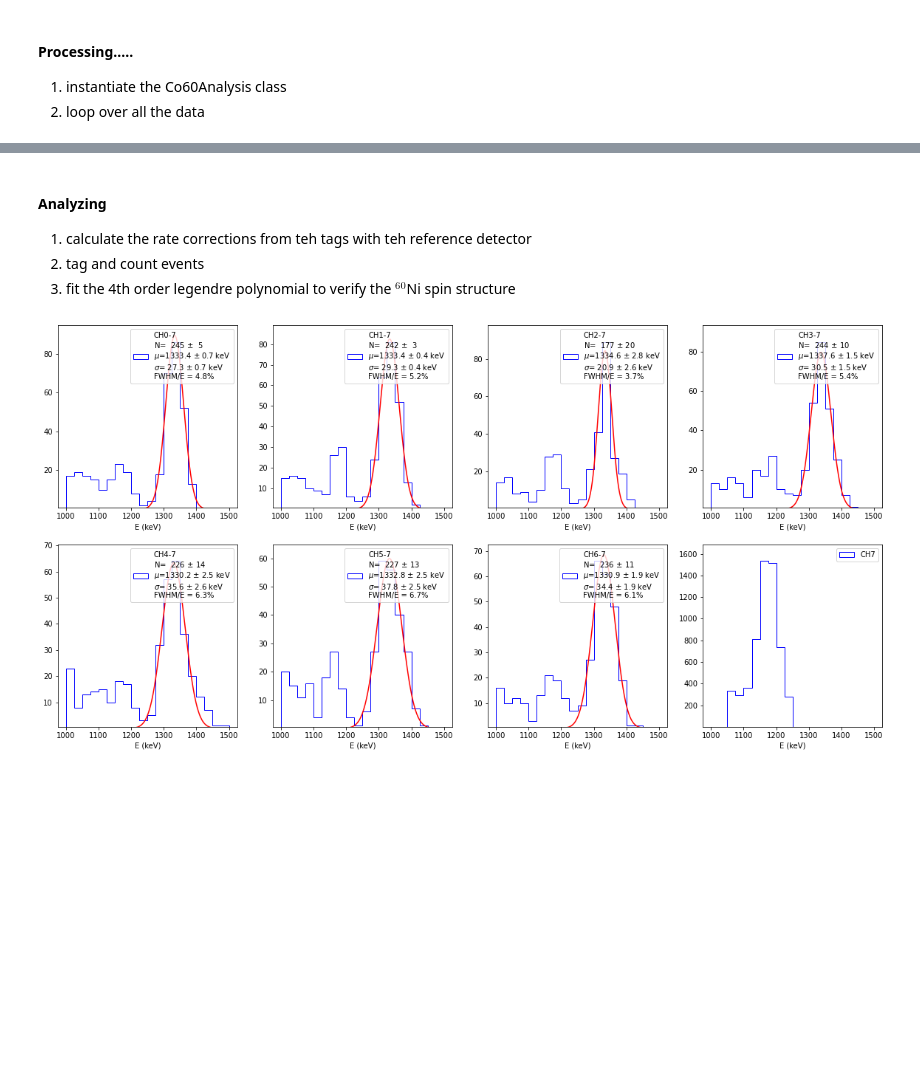
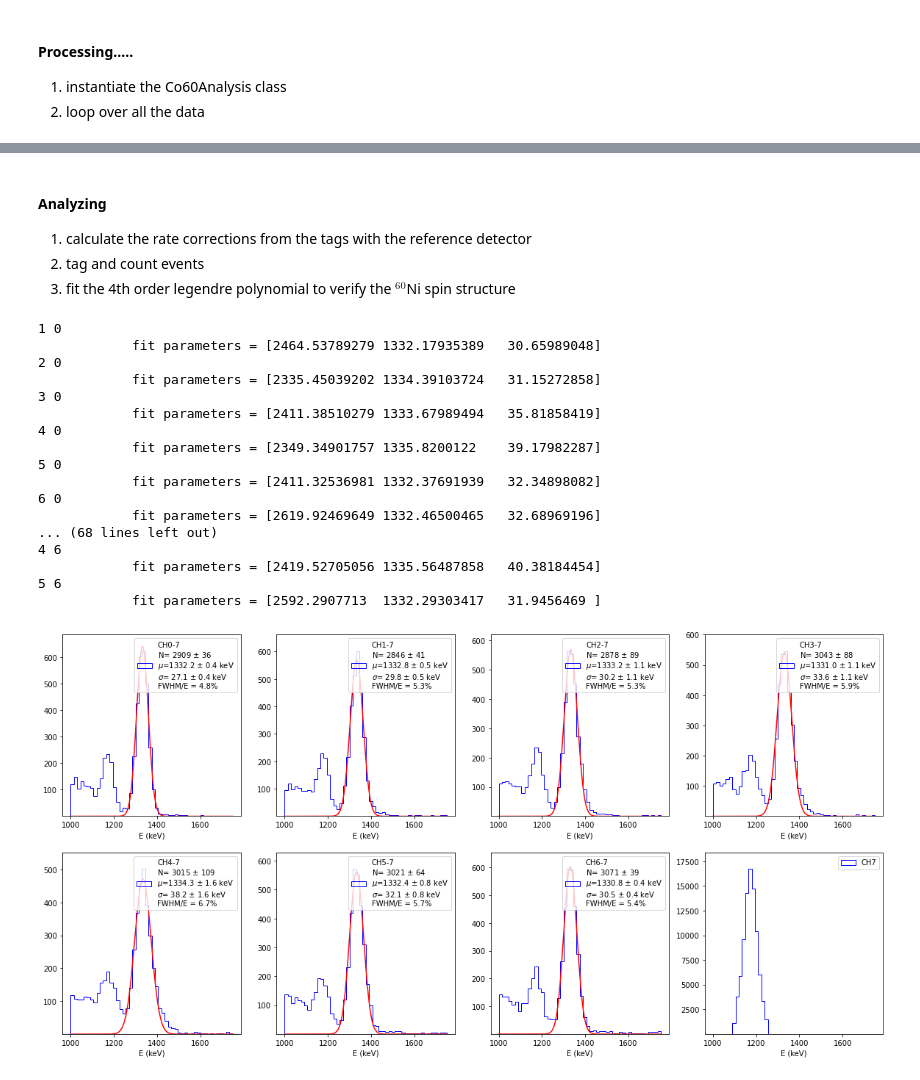
Before and after one commit to acolijn/DT5550_DAQ, a Jupyter notebook: analysis/co60_analysis.ipynb, the cells around one changed output, grey strips where cells are left out. Drawn from its saved outputs; the diff is of its cells as text; code cells hidden in the pictures; blank space fills up the shorter version.

Commit message:
co60 analysis - minor bug fix

```diff
--- a/analysis/co60_analysis.ipynb
+++ b/analysis/co60_analysis.ipynb
@@ -23,10 +22,10 @@ runs = ['C:/data/20220120_154253/']
 2. loop over all the data
 # %%
 # 1....
-myCo60 = Co60Analysis(runs=runs, dt_max=50)
+myCo60 = Co60Analysis(runs=runs, dt_max=10)
 # 2....
 #%snakeviz
-myCo60.process_data(max_files=10)
+myCo60.process_data(max_files=20)
 # %% [output]
 DT5550:: no data files specified.... re-initialize before use
 Co60Analysis:: Begin processing data....
@@ -37,14 +50,33 @@ Co60Analysis:: Processing data - Done....
 # %% [markdown]
 #### Analyzing
 
-1. calculate the rate corrections from teh tags with teh reference detector
+1. calculate the rate corrections from the tags with the reference detector
 2. tag and count events
 3. fit the 4th order legendre polynomial to verify the $^{60}$Ni spin structure
 # %%
-tag = '1173keV'
+tag = '1173keV' # 1173keV # 1332keV
+myCo60.dt_max = 20000
 # calculate the corrections
-myCo60.calculate_corrections(tagged_peak=tag, range=(1000, 1750), bins=20)
+myCo60.calculate_corrections(tagged_peak=tag, range=(1000, 1750), bins=50)
 # calculate the correlations
-myCo60.correlation_analysis(tagged_peak=tag, range=(1000,1750), bins=20)
+myCo60.rate_correction = np.ones(8)
+myCo60.correlation_analysis(tagged_peak=tag, range=(1000,1750), bins=25)
 # %% [output]
+1 0
+            fit parameters = [2464.53789279 1332.17935389   30.65989048]
+2 0
+            fit parameters = [2335.45039202 1334.39103724   31.15272858]
+3 0
+            fit parameters = [2411.38510279 1333.67989494   35.81858419]
+4 0
+            fit parameters = [2349.34901757 1335.8200122    39.17982287]
+5 0
+            fit parameters = [2411.32536981 1332.37691939   32.34898082]
+6 0
+            fit parameters = [2619.92469649 1332.46500465   32.68969196]
+... (68 lines left out)
+4 6
+            fit parameters = [2419.52705056 1335.56487858   40.38184454]
+5 6
+            fit parameters = [2592.2907713  1332.29303417   31.9456469 ]
-[figure, old version]
+[figure, new version]
```
Also changed, not shown: parts of 4 cells of this notebook, 7 other files.
